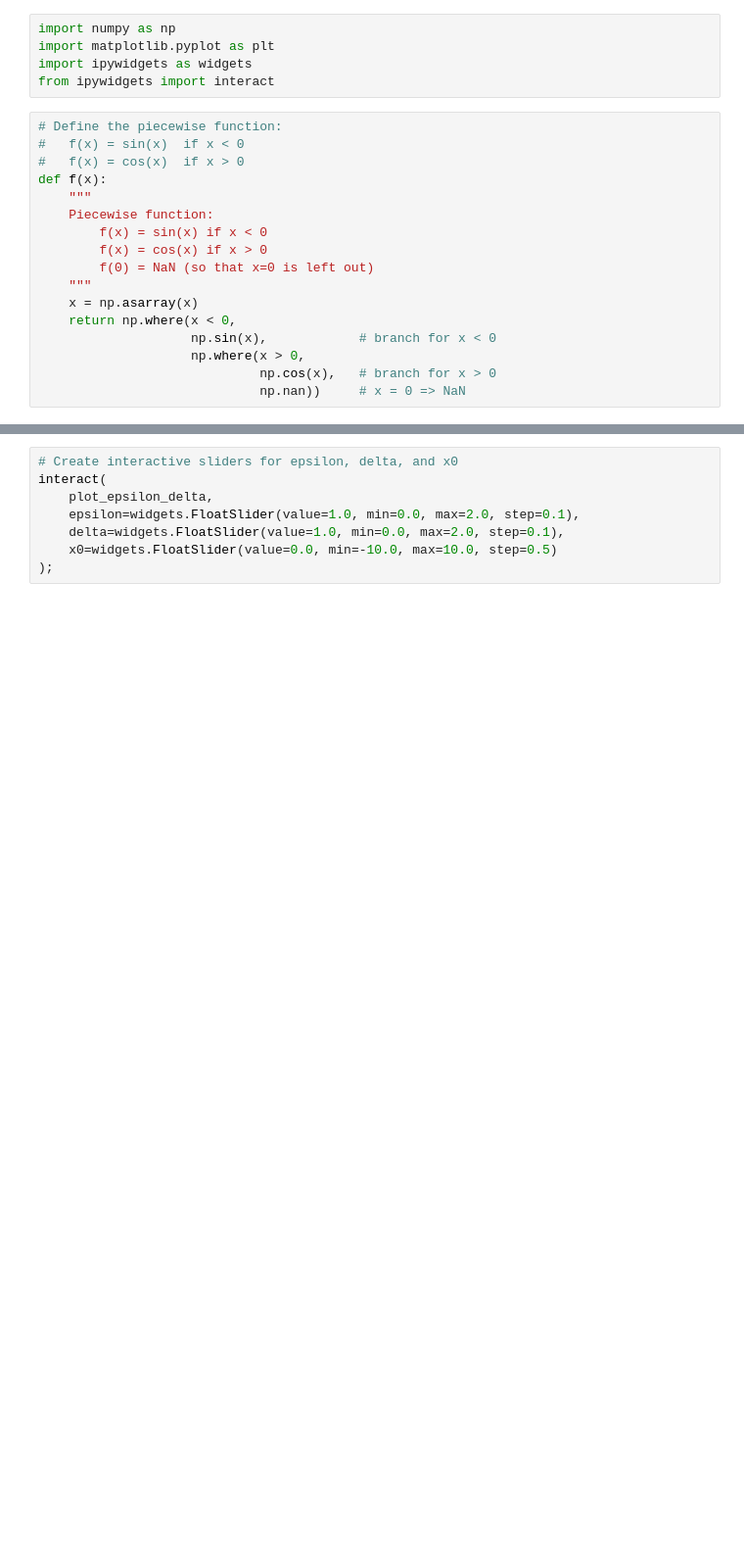
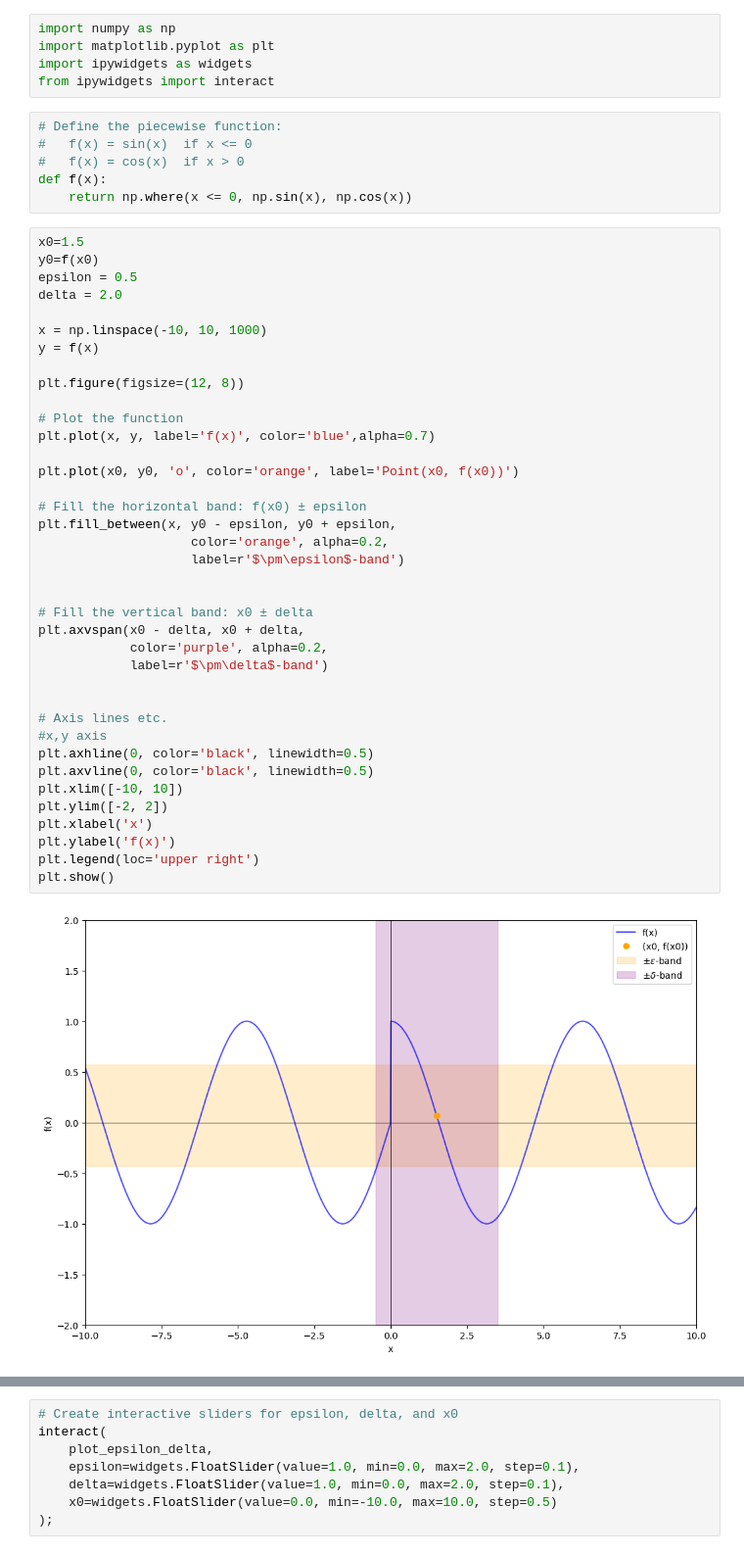
Before and after one commit to Ziyi-star/Jupyternotebook_animation, a Jupyter notebook: Stetigkeit.ipynb, the cells around one changed output, grey strips where cells are left out. Shown: that part at 98% size. Saved outputs shown, nothing was run; the diff lists cells and outputs as text; blank space fills up the shorter version.

```diff
--- a/Stetigkeit.ipynb
+++ b/Stetigkeit.ipynb
@@ -5,21 +5,50 @@ import ipywidgets as widgets
 from ipywidgets import interact
 # %%
 # Define the piecewise function:
-#   f(x) = sin(x)  if x < 0
+#   f(x) = sin(x)  if x <= 0
 #   f(x) = cos(x)  if x > 0
 def f(x):
-    """
-    Piecewise function:
-        f(x) = sin(x) if x < 0
-        f(x) = cos(x) if x > 0
-        f(0) = NaN (so that x=0 is left out)
-    """
-    x = np.asarray(x)
-    return np.where(x < 0,
-                    np.sin(x),            # branch for x < 0
-                    np.where(x > 0,
-                             np.cos(x),   # branch for x > 0
-                             np.nan))     # x = 0 => NaN
+    return np.where(x <= 0, np.sin(x), np.cos(x))
+# %%
+x0=1.5
+y0=f(x0)
+epsilon = 0.5
+delta = 2.0
+
+x = np.linspace(-10, 10, 1000)
+y = f(x)
+
+plt.figure(figsize=(12, 8))
+
+# Plot the function
+plt.plot(x, y, label='f(x)', color='blue',alpha=0.7)
+
+plt.plot(x0, y0, 'o', color='orange', label='Point(x0, f(x0))')
+
+# Fill the horizontal band: f(x0) ± epsilon
+plt.fill_between(x, y0 - epsilon, y0 + epsilon,
+                    color='orange', alpha=0.2,
+                    label=r'$\pm\epsilon$-band')
+
+
+# Fill the vertical band: x0 ± delta
+plt.axvspan(x0 - delta, x0 + delta,
+            color='purple', alpha=0.2,
+            label=r'$\pm\delta$-band')
+
+
+# Axis lines etc.
+#x,y axis
+plt.axhline(0, color='black', linewidth=0.5)
+plt.axvline(0, color='black', linewidth=0.5)
+plt.xlim([-10, 10])
+plt.ylim([-2, 2])
+plt.xlabel('x')
+plt.ylabel('f(x)')
+plt.legend(loc='upper right')
+plt.show()
+# %% [output]
+[figure, added]
 # %%
 
 def plot_epsilon_delta(epsilon, delta, x0):
```
Also changed, not shown: parts of 1 cell of this notebook, 3 other files.
